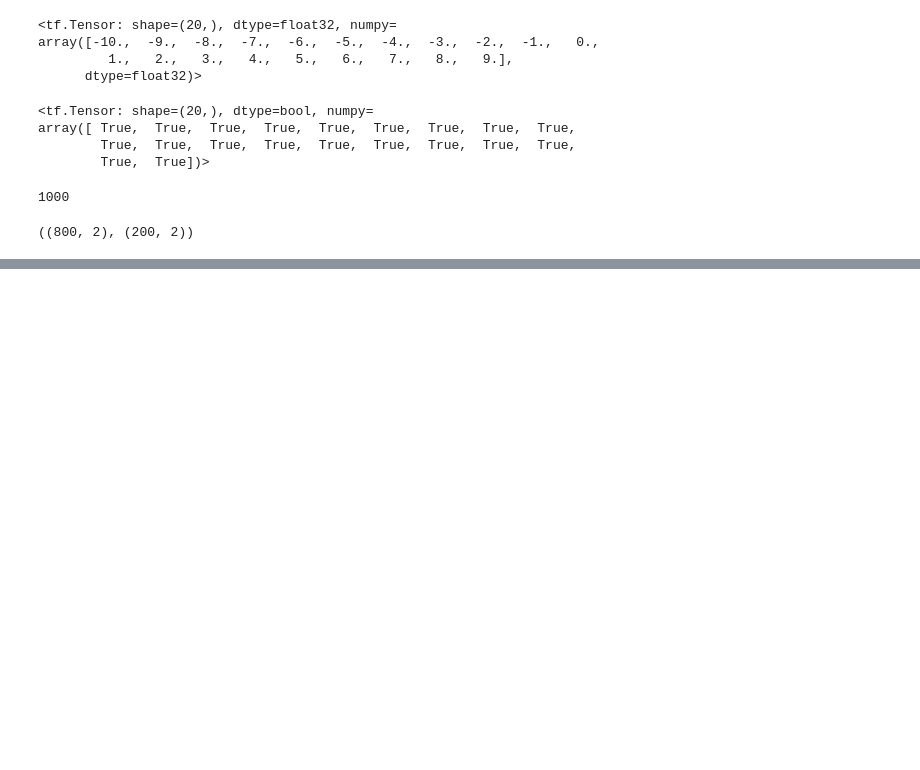
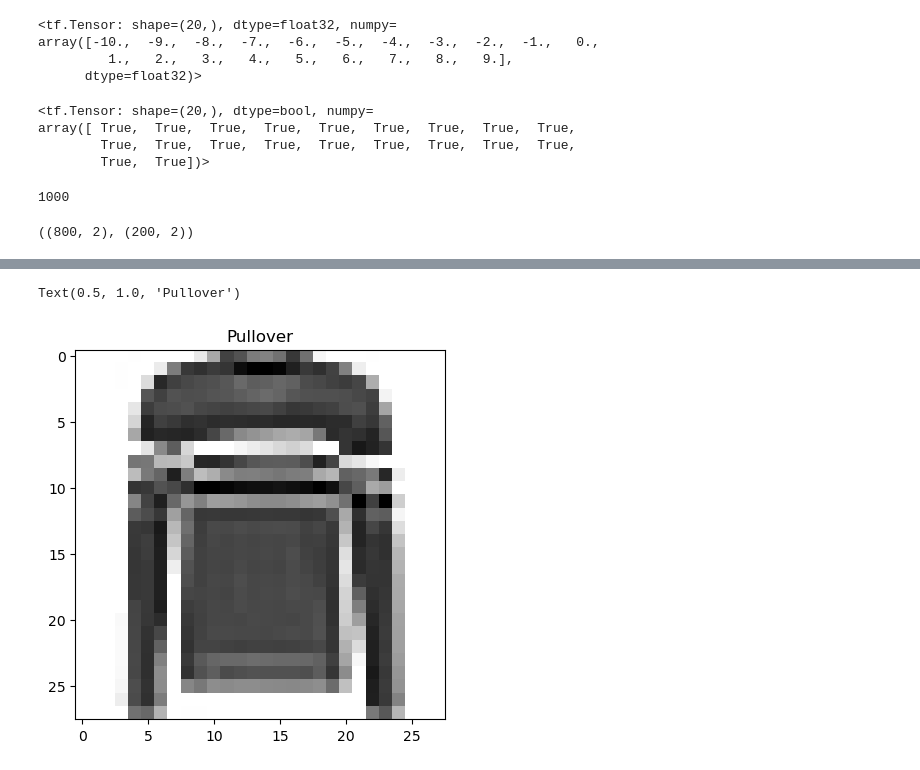
Before and after one commit to KomaliValluru/ML_Learn, a Jupyter notebook: src/proj_linear_regression/neural_nw_classification.ipynb, the cells around one changed output, grey strips where cells are left out. Saved outputs shown, nothing was run; the diff lists cells and outputs as text; code cells hidden in the pictures; blank space fills up the shorter version.

```diff
--- a/src/proj_linear_regression/neural_nw_classification.ipynb
+++ b/src/proj_linear_regression/neural_nw_classification.ipynb
@@ -628,0 +685,6 @@ array([[101,   0],
+# %%
+plt.imshow(train_data[5], cmap=plt.cm.binary)
+plt.title(class_names[train_labels[5]])
+# %% [output]
+Text(0.5, 1.0, 'Pullover')
+[figure, added]
```
Also changed, not shown: parts of 39 cells of this notebook.
